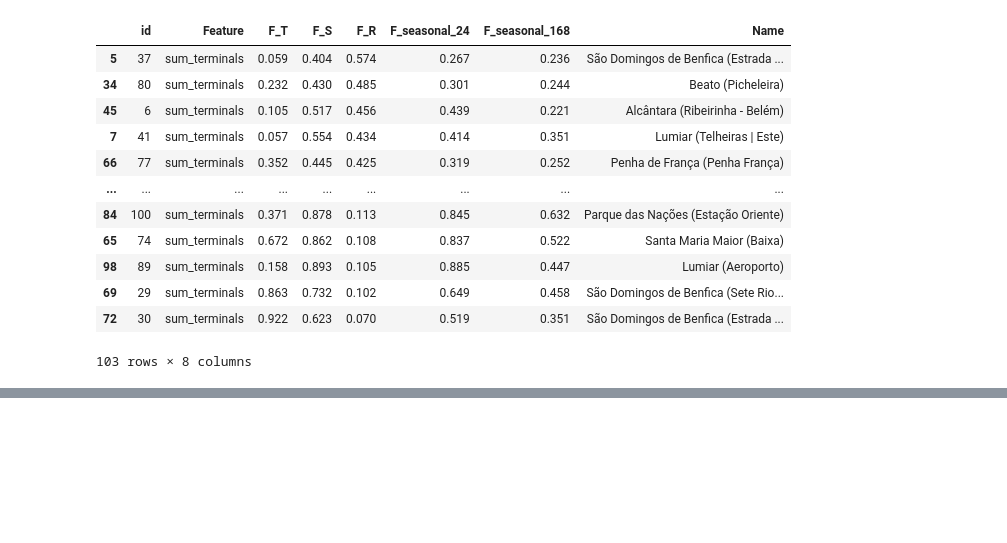
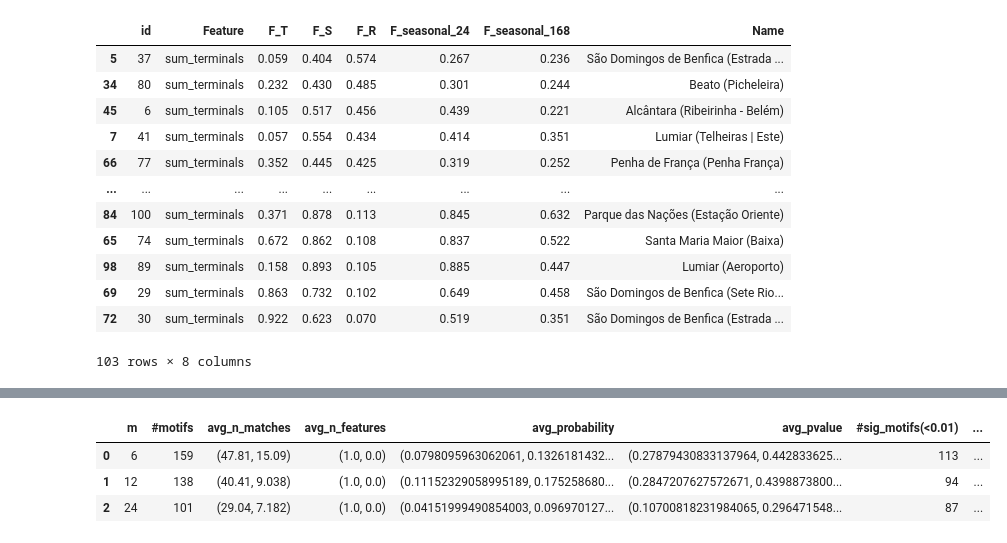
Before and after one commit to MiguelGarcaoSilva/motifsinresidual, a Jupyter notebook: code/populationdensity_casestudy.ipynb, the cells around one changed output, grey strips where cells are left out. Saved outputs shown, nothing was run; the diff lists cells and outputs as text; code cells hidden in the pictures; blank space fills up the shorter version.

```diff
--- a/code/populationdensity_casestudy.ipynb
+++ b/code/populationdensity_casestudy.ipynb
@@ -259,0 +591,29 @@ mp_stats_table.to_csv('../results/populationdensity/table_motifs_min_neighbors={
+# %%
+#create a new table for each motif length with statistics of the motifs (number of motifs found,
+# number of significant motifs, average number of matches +- std, average of features +- std,
+#average probability +- std, average pvalue +- std)
+
+for resid in top_resids:
+    mp_stats_table = pd.read_csv('../results/populationdensity/table_motifs_min_neighbors={}_max_distance={}_cutoff={}_max_matches={}_max_motifs={}_{}.csv'.format(min_neighbors, max_distance, cutoff, max_matches, max_motifs, resid))
+    motif_lengths = mp_stats_table["m"].unique()
+    motif_stats_table = pd.DataFrame(columns=["m", "#motifs" , "avg_n_matches", "avg_n_features",  "avg_probability",  "avg_pvalue", "#sig_motifs(<0.01)", "significant", "#sig_hochberg"])
+    for m in motif_lengths:
+        table = mp_stats_table[mp_stats_table["m"] == m]
+        n_motifs = table.shape[0]
+        n_sig_motifs_001 = table[table["p-value"] < 0.01].shape[0]
+        n_sig_motifs_hochberg = table[table["Sig_Hochber"] == True].shape[0]
+        avg_n_matches = round(table["#Matches"].mean(),2), round(table["#Matches"].std(),3)
+        avg_n_features = round(table["k"].mean(),2), round(table["k"].std(),3)
+        avg_probability = table["P"].mean(), table["P"].std()
+        avg_pvalue = table["p-value"].mean(), table["p-value"].std()
+
+        stats_df = {"m": m, "#motifs": n_motifs, "#sig_motifs(<0.01)": n_sig_motifs_001, "significant":(n_sig_motifs_001*100)/n_motifs,"#sig_hochberg": n_sig_motifs_hochberg,
+                    "avg_n_matches": avg_n_matches, "avg_n_features": avg_n_features, "avg_probability": avg_probability, "avg_pvalue": avg_pvalue}
+        motif_stats_table = pd.concat([motif_stats_table, pd.DataFrame.from_records([stats_df])], ignore_index=True)
+
+motif_stats_table
+# %% [output]
+|  | m | #motifs | avg_n_matches | avg_n_features | avg_probability | avg_pvalue | #sig_motifs(<0.01) | ... |
+| 0 | 6 | 159 | (47.81, 15.09) | (1.0, 0.0) | (0.0798095963062061, 0.1326181432... | (0.27879430833137964, 0.442833625... | 113 | ... |
+| 1 | 12 | 138 | (40.41, 9.038) | (1.0, 0.0) | (0.11152329058995189, 0.175258680... | (0.2847207627572671, 0.4398873800... | 94 | ... |
+| 2 | 24 | 101 | (29.04, 7.182) | (1.0, 0.0) | (0.04151999490854003, 0.096970127... | (0.10700818231984065, 0.296471548... | 87 | ... |
```
Also changed, not shown: parts of 12 cells of this notebook, 1 other file.
